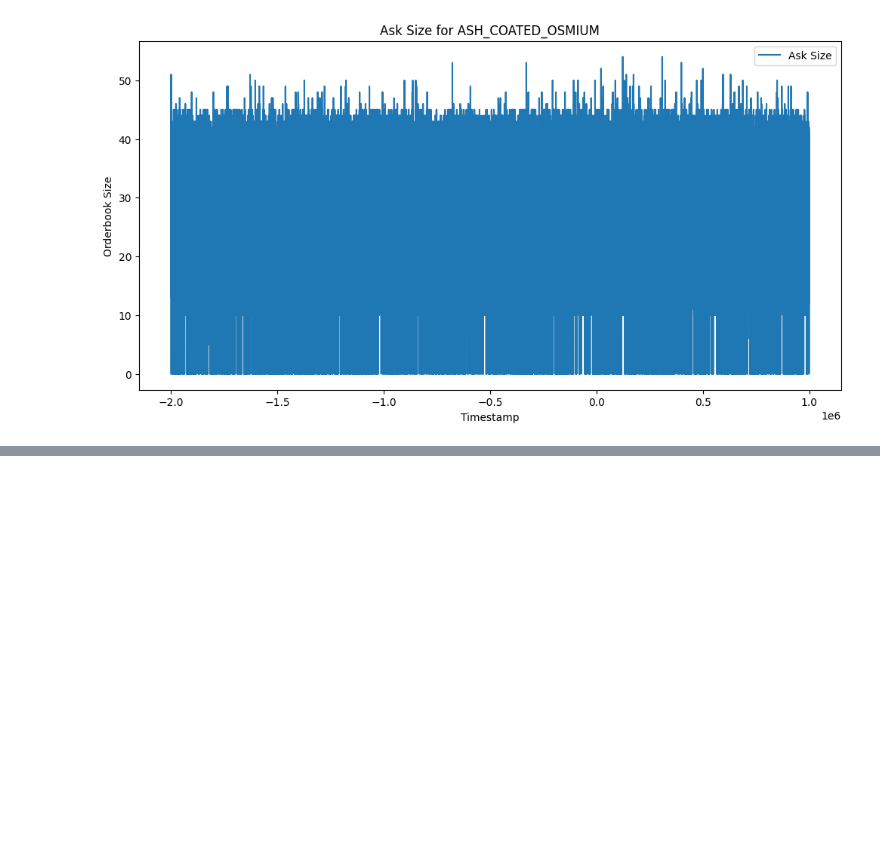
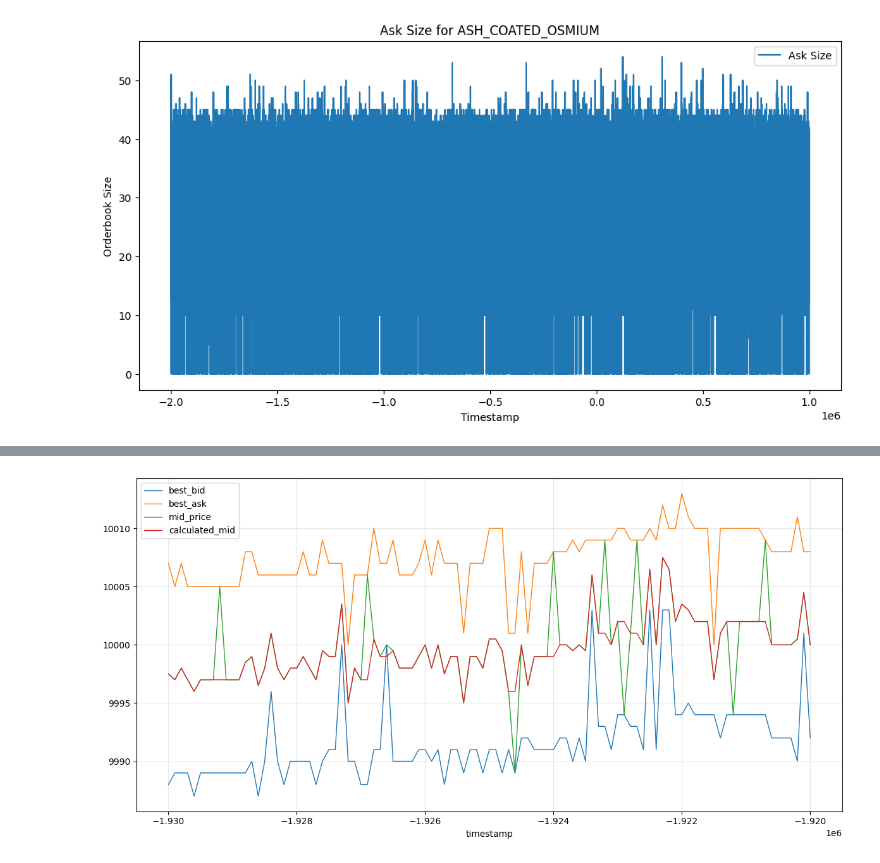
Before and after one commit to ishaanthenerd/IMC-Prosperity-4, a Jupyter notebook: algo_exploration/R1_ig.ipynb, the cells around one changed output, grey strips where cells are left out. Drawn from its saved outputs; the diff is of its cells as text; code cells hidden in the pictures; blank space fills up the shorter version.

```diff
--- a/algo_exploration/R1_ig.ipynb
+++ b/algo_exploration/R1_ig.ipynb
@@ -29,0 +52,10 @@ plot_orderbook_sell_size(df, title = f"Ask Size for {PRODUCT}")
+# %%
+# isolate this spike; what's happening around it??
+# ,timestamp,best_bid,best_ask,calculated_mid,mid_price,diff_mid
+# 1416,-1929200,9989.0,10005.0,9997.0,10005.0,8.0
+
+df_early_tester = df_early[(df_early["timestamp"] >= -1.93e6) & (df_early["timestamp"] <= -1.92e6)]
+plot_against_timestamp(df_early_tester, ["best_bid", "best_ask", "mid_price", "calculated_mid"])
+# ok nvm the mid price column is khose
+# %% [output]
+[figure, added]
```
Also changed, not shown: parts of 3 cells of this notebook, 3 other files.
